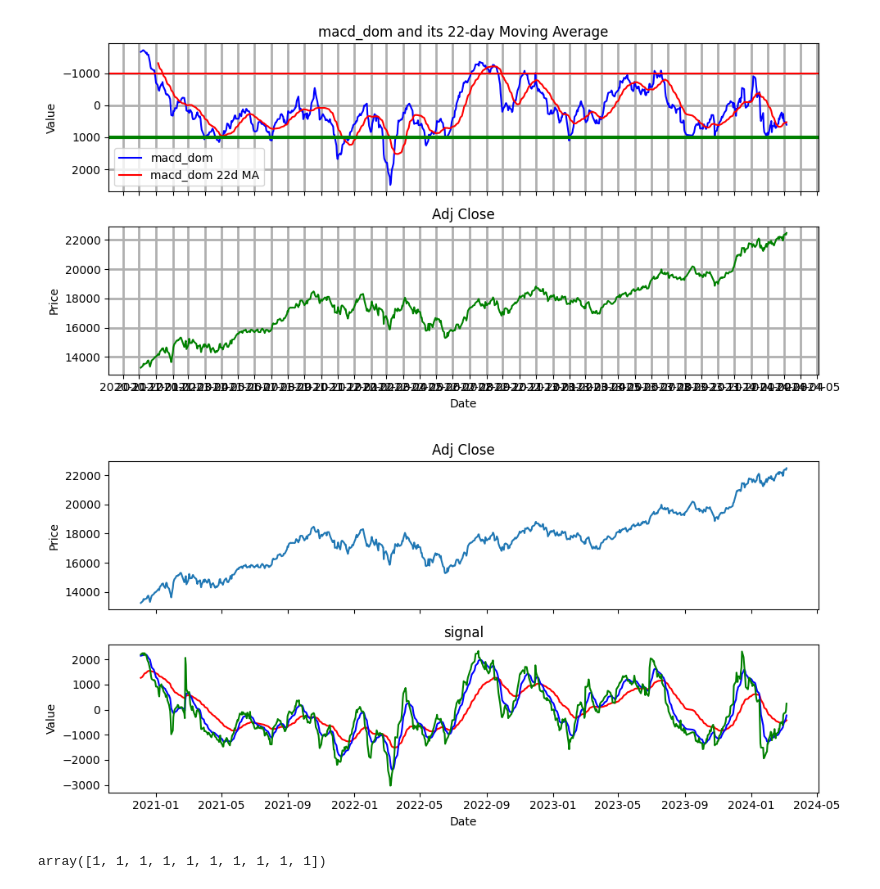
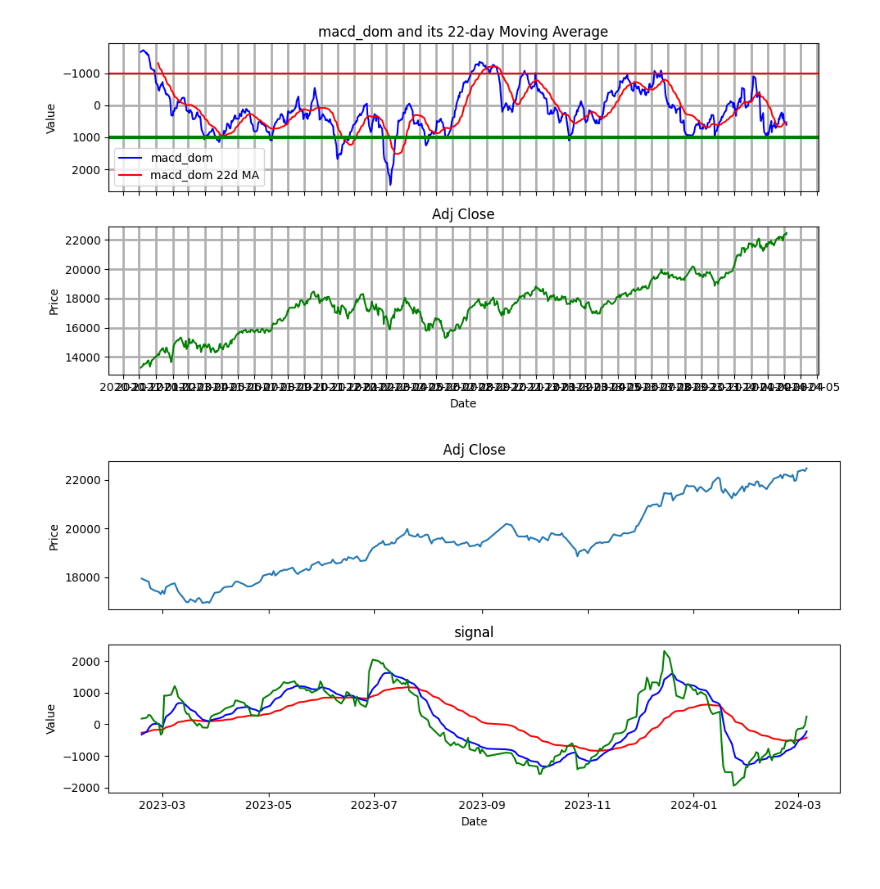
Before and after one commit to anirbanghoshsbi/.github.io, a Jupyter notebook: work/GET_FII_Data.ipynb, the cells around one changed output. Drawn from its saved outputs; the diff is of its cells as text; code cells hidden in the pictures.

```diff
--- a/work/GET_FII_Data.ipynb
+++ b/work/GET_FII_Data.ipynb
@@ -257,29 +257,26 @@ plt.show()
 # %%
 import matplotlib.pyplot as plt
 # Select the last 250 data points
-last_250_points = merged_df.tail(800)
+last_250_points = merged_df.tail(250)
 fig, (ax1, ax2) = plt.subplots(2, 1, figsize=(10,5), sharex=True)
 
 # Plot 'Adj Close' as a time series
 ax1.plot(last_250_points['Date'], last_250_points['Adj Close'], label='Adj Close')
 ax1.set_title('Adj Close')
 ax1.set_ylabel('Price')
 
 # Plot 'signal_dom_10' as a time series
 ax2.plot(last_250_points['Date'], last_250_points['signal'], label='signal', color='r')
 ax2.plot(last_250_points['Date'], last_250_points['signal10'], label='signal', color='b')
 ax2.plot(last_250_points['Date'], last_250_points['macd'], label='macd', color='g')
 ax2.set_title('signal')
 ax2.set_xlabel('Date')
 ax2.set_ylabel('Value')
 
 # Display the subplots
 plt.tight_layout()
 plt.show()
 # %% [output]
-[figure, old version]
+[figure, new version]
 # %%
-signal=np.where(last_250_points['macd']>last_250_points['signal10'],1,0)
-signal[-10:]
+last_250_points['trade_signal']=np.where(last_250_points['macd']>last_250_points['signal10'],4,0)
-# %% [output]
-array([1, 1, 1, 1, 1, 1, 1, 1, 1, 1])
```
Also changed, not shown: parts of 7 cells of this notebook.
